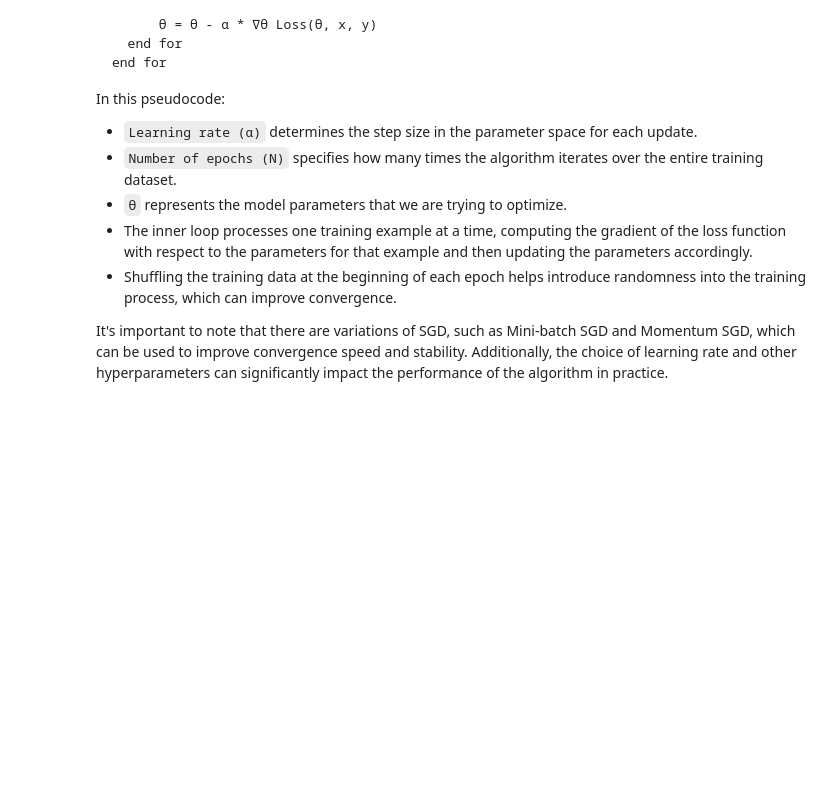
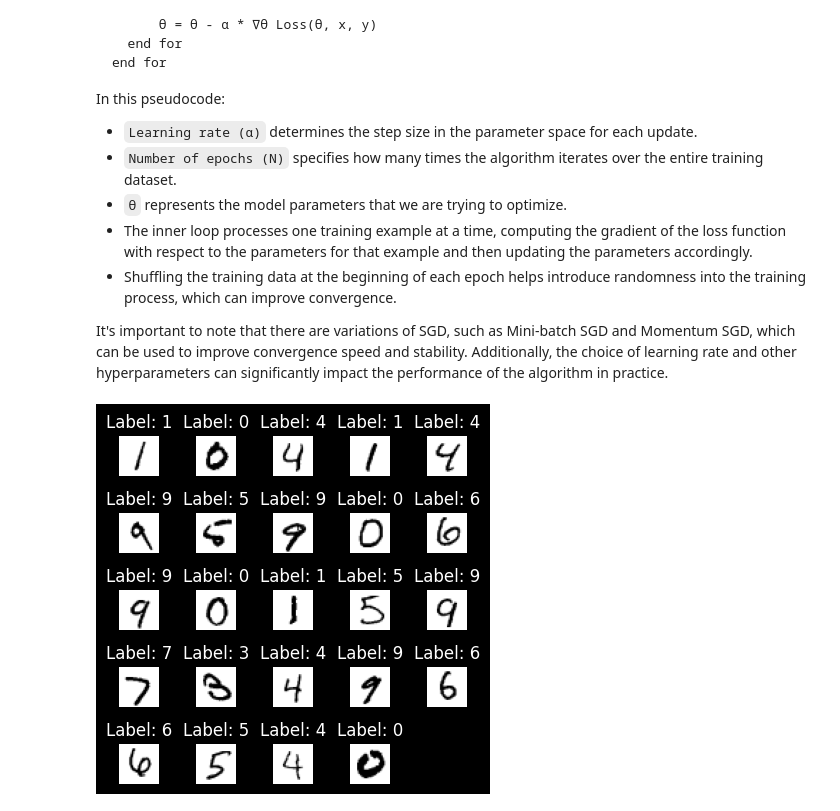
Before and after one commit to raufoon/cymfoony, a Jupyter notebook: ml_experiments1.ipynb, the cells around one changed output. Drawn from its saved outputs; the diff is of its cells as text; code cells hidden in the pictures; blank space fills up the shorter version.

Commit message:
plotting mnist data

```diff
--- a/ml_experiments1.ipynb
+++ b/ml_experiments1.ipynb
@@ -30,3 +30,32 @@ In this pseudocode:
 - Shuffling the training data at the beginning of each epoch helps introduce randomness into the training process, which can improve convergence.
 
 It's important to note that there are variations of SGD, such as Mini-batch SGD and Momentum SGD, which can be used to improve convergence speed and stability. Additionally, the choice of learning rate and other hyperparameters can significantly impact the performance of the algorithm in practice.
+# %%
+import pandas as pd
+import matplotlib.pyplot as plt, matplotlib as mpl, numpy as np
+mpl.style.use('dark_background')
+
+# Load the MNIST dataset from the CSV file
+mnist_df = pd.read_csv('mnist_test.csv')
+
+# Extract label and image data
+index=9
+label = mnist_df.iloc[index, 0]
+image_data = mnist_df.iloc[index, 1:].values.reshape(28, 28)
+
+# Plot the digit image
+plt.figure(figsize=(4,4))
+
+n=24
+r=int(np.ceil(np.sqrt(n)))
+for i in range(1,n+1):
+    label = mnist_df.iloc[i, 0]
+    image_data = mnist_df.iloc[i, 1:].values.reshape(28, 28)
+    plt.subplot(r,r,i)
+    plt.imshow(image_data, cmap='gray_r')
+    plt.title(f"Label: {label}")
+    plt.axis('off')
+plt.tight_layout()
+plt.show()
+# %% [output]
+[figure, added]
```
Also changed, not shown: 2 other files.
